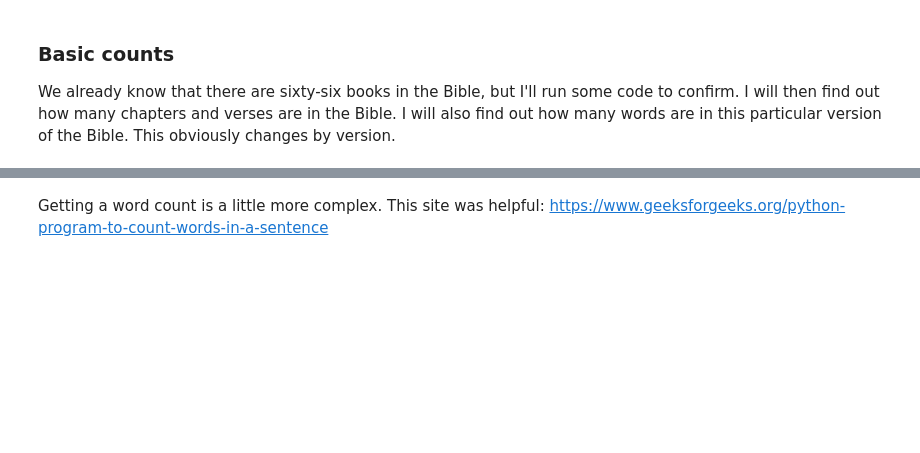
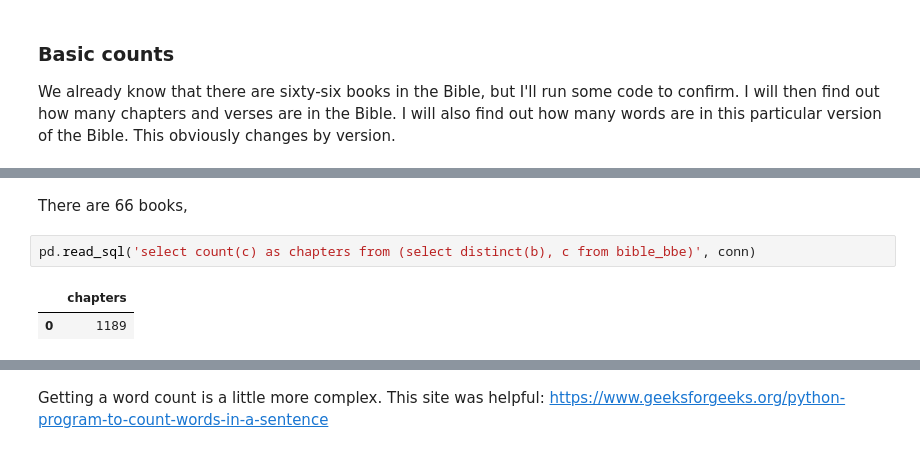
Before and after one commit to davidbusby18/Bible-Research, a Jupyter notebook: 001 - Basic Bible Analytics.ipynb, the cells around one changed output, grey strips where cells are left out. Cells and saved outputs as stored; diff of their text form; blank space fills up the shorter version.

```diff
--- a/001 - Basic Bible Analytics.ipynb
+++ b/001 - Basic Bible Analytics.ipynb
@@ -43,0 +66,7 @@ There are 66 books, 1189 chapters, and 31103 verses in this translation.
+# %% [markdown]
+There are 66 books,
+# %%
+pd.read_sql('select count(c) as chapters from (select distinct(b), c from bible_bbe)', conn)
+# %% [output]
+|  | chapters |
+| 0 | 1189 |
```
Also changed, not shown: parts of 31 cells of this notebook, 6 other files.
